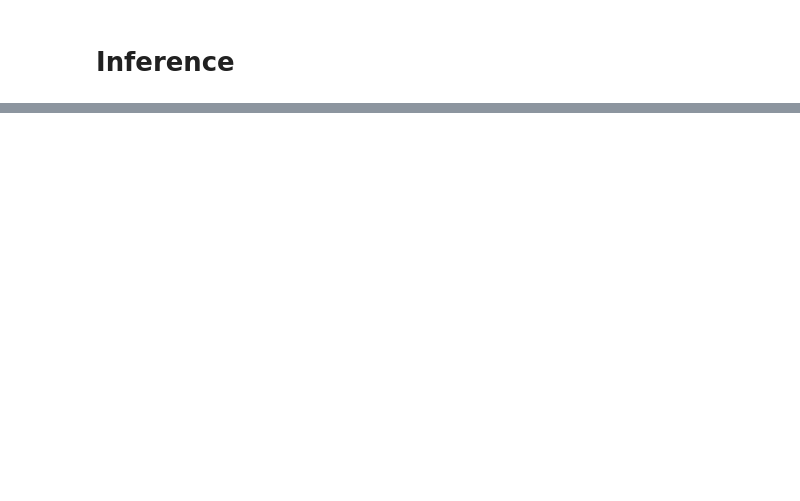
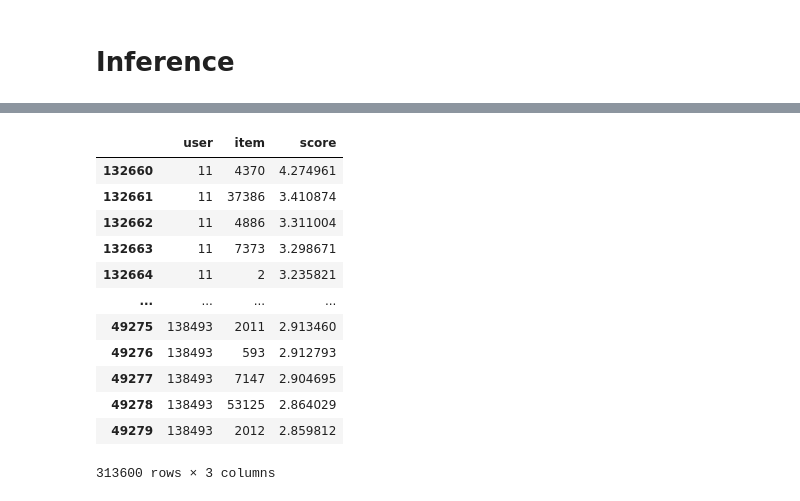
Before and after one commit to boostcampaitech3/level2-movie-recommendation-level2-recsys-12, a Jupyter notebook: seunghwan/RecVAE/_notebook_runner.ipynb, the cells around one changed output, grey strips where cells are left out. Drawn from its saved outputs; the diff is of its cells as text; code cells hidden in the pictures; blank space fills up the shorter version.

Commit message:
RecVAE inference update

```diff
--- a/seunghwan/RecVAE/_notebook_runner.ipynb
+++ b/seunghwan/RecVAE/_notebook_runner.ipynb
@@ -178,19 +220,15 @@ trainer.run()
 # %%
+import pandas as pd
 def inference(trainer, data, k, metric):
 
-    if metric == 'recall':
-        model = trainer.recall_best_model
-    if metric == 'ndcg':
-        model = trainer.ndcg_best_model
+    best_model = trainer.model_best
+    input_data = sparse2Tensor(None, trainer.inference_data).to(trainer.device)
+    users = range(data.n_users)
+    model.eval()
 
-    input_data = trainer.inference_data
-    users = range(data.n_users)
-
-    model.eval()
     with torch.no_grad():
-
-        input_data = trainer._sparse2Tensor(input_data).to(trainer.device)
-        prediction, _, _ = model(input_data)
+        prediction = model(input_data, calculate_loss=False)
+        print(prediction)
         prediction[torch.nonzero(input_data, as_tuple=True)] = -np.inf
         scores, movies = torch.topk(prediction, dim=1, k=k)
 
@@ -216,0 +264,16 @@ inference_df = inference_df.sort_values(['user', 'score'], ascending=[True, Fals
+# %%
+inference_df
+# %% [output]
+|  | user | item | score |
+| 132660 | 11 | 4370 | 4.274961 |
+| 132661 | 11 | 37386 | 3.410874 |
+| 132662 | 11 | 4886 | 3.311004 |
+| 132663 | 11 | 7373 | 3.298671 |
+| 132664 | 11 | 2 | 3.235821 |
+| ... | ... | ... | ... |
+| 49275 | 138493 | 2011 | 2.913460 |
+| 49276 | 138493 | 593 | 2.912793 |
+| 49277 | 138493 | 7147 | 2.904695 |
+| 49278 | 138493 | 53125 | 2.864029 |
+| 49279 | 138493 | 2012 | 2.859812 |
+313600 rows × 3 columns
```
Also changed, not shown: parts of 8 cells of this notebook, 1 other file.
